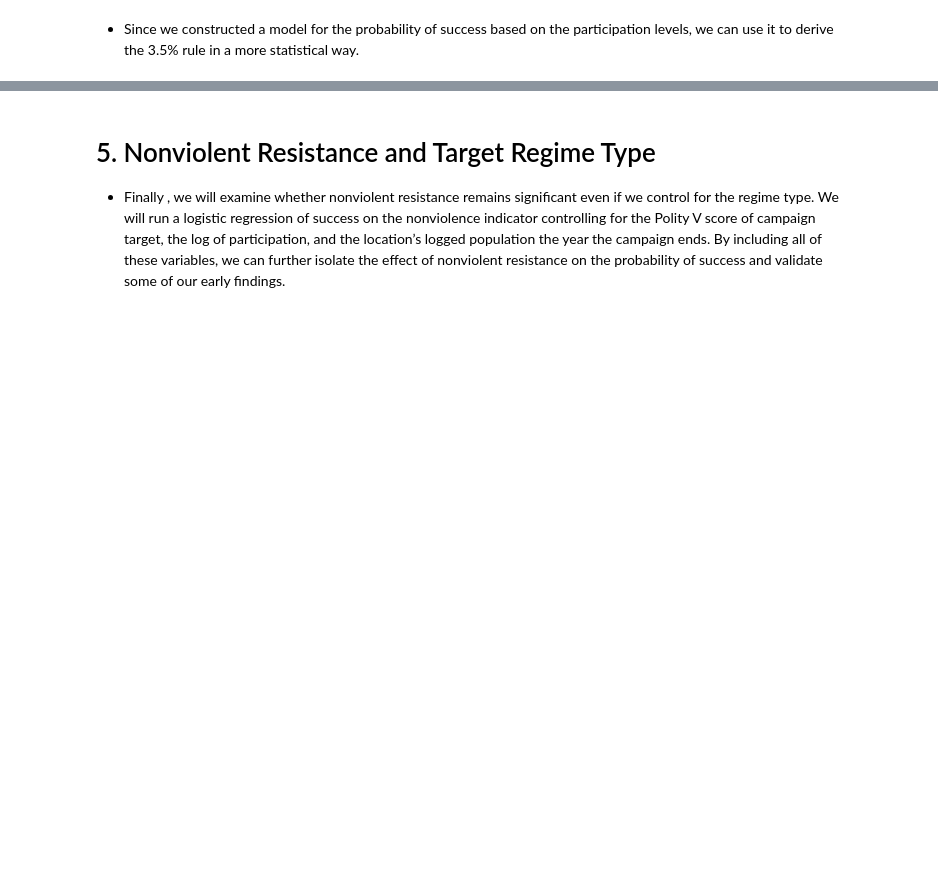
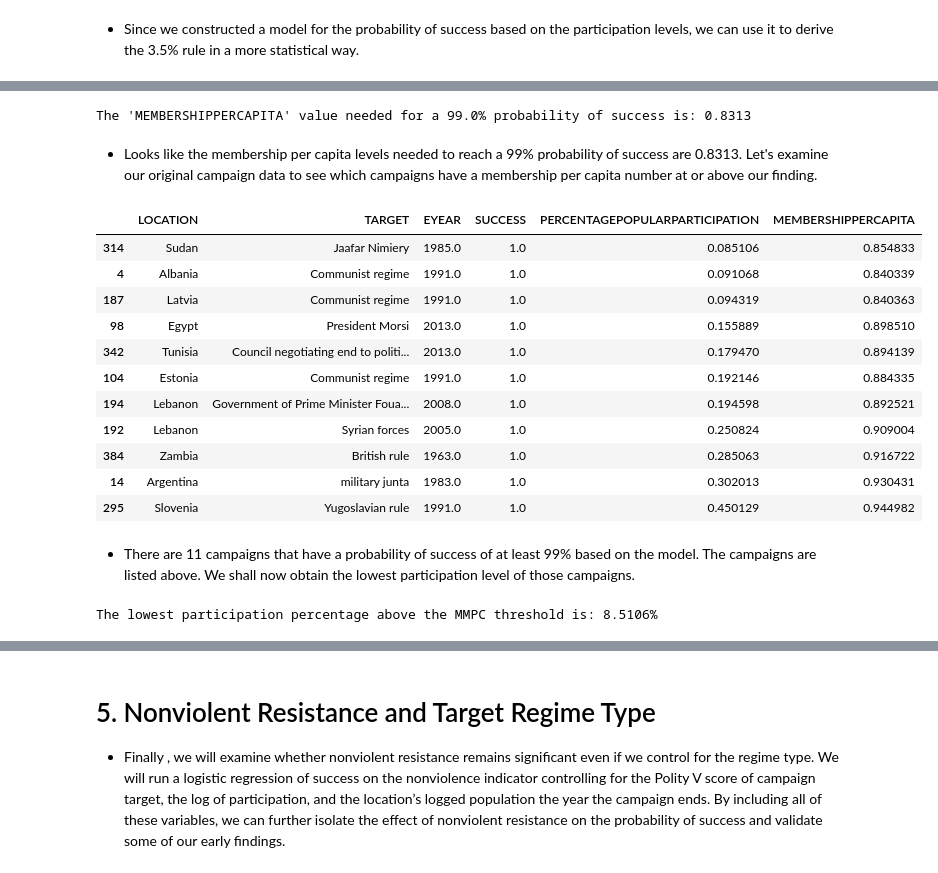
Before and after one commit to nickkatsios/civil-resistance-analysis, a Jupyter notebook: civil_resistance_analysis/analysis.ipynb, the cells around one changed output, grey strips where cells are left out. Drawn from its saved outputs; the diff is of its cells as text; code cells hidden in the pictures; blank space fills up the shorter version.

```diff
--- a/civil_resistance_analysis/analysis.ipynb
+++ b/civil_resistance_analysis/analysis.ipynb
@@ -489,21 +435,0 @@ Participation threshold: 0.5763
-# %%
-# logit model
-model = logit("SUCCESS ~ MEMBERSHIPPERCAPITA + LOGPOPULATION", data=reg_data).fit()
-
-# get predicted probabilities
-campaigns['PREDICTED_PROBABILITY'] = model.predict(campaigns)
-# print predicted probabilities and peak popular participation
-
-# Sort the predictions in ascending order
-sorted_predictions = sorted(campaigns['PREDICTED_PROBABILITY'], reverse=False)
-
-# Calculate cumulative sum and find the tipping point
-cumulative_sum = 0
-tipping_point = None
-for index, pred in enumerate(sorted_predictions):
-    cumulative_sum += pred
-    if cumulative_sum > 0.99:  # Once cumulative sum exceeds 99%
-        tipping_point = sorted_predictions[index]  # Tipping point reached
-        break
-
-print(f"The tipping point for a 99% probability of success is at {tipping_point * 100:.2f}% popular participation.")
@@ -514,0 +513,39 @@ The tipping point for a 99% probability of success is at 8.90% popular participa
+# %%
+# Desired probability of success
+desired_prob = 0.99
+
+# Given coefficients
+intercept_high = -3.9563
+coef_high = 10.2866
+
+# Calculate the 'MEMBERSHIPPERCAPITA' value for the desired probability
+x_value = (np.log(desired_prob / (1 - desired_prob)) - intercept_high) / coef_high
+
+print(f"The 'MEMBERSHIPPERCAPITA' value needed for a {desired_prob * 100}% probability of success is: {x_value:.4f}")
+# %% [output]
+The 'MEMBERSHIPPERCAPITA' value needed for a 99.0% probability of success is: 0.8313
+# %% [markdown]
+- Looks like the membership per capita levels needed to reach a 99% probability of success are 0.8313. Let's examine our original campaign data to see which campaigns have a membership per capita number at or above our finding.
+# %%
+campaigns_above_threshold = campaigns[campaigns['MEMBERSHIPPERCAPITA'] >= x_value]
+campaigns_above_threshold[['LOCATION', 'TARGET', 'EYEAR', 'SUCCESS', 'PERCENTAGEPOPULARPARTICIPATION', 'MEMBERSHIPPERCAPITA']].sort_values(by='PERCENTAGEPOPULARPARTICIPATION', ascending=True)
+# %% [output]
+|  | LOCATION | TARGET | EYEAR | SUCCESS | PERCENTAGEPOPULARPARTICIPATION | MEMBERSHIPPERCAPITA |
+| 314 | Sudan | Jaafar Nimiery | 1985.0 | 1.0 | 0.085106 | 0.854833 |
+| 4 | Albania | Communist regime | 1991.0 | 1.0 | 0.091068 | 0.840339 |
+| 187 | Latvia | Communist regime | 1991.0 | 1.0 | 0.094319 | 0.840363 |
+| 98 | Egypt | President Morsi | 2013.0 | 1.0 | 0.155889 | 0.898510 |
+| 342 | Tunisia | Council negotiating end to politi... | 2013.0 | 1.0 | 0.179470 | 0.894139 |
+| 104 | Estonia | Communist regime | 1991.0 | 1.0 | 0.192146 | 0.884335 |
+| 194 | Lebanon | Government of Prime Minister Foua... | 2008.0 | 1.0 | 0.194598 | 0.892521 |
+| 192 | Lebanon | Syrian forces | 2005.0 | 1.0 | 0.250824 | 0.909004 |
+| 384 | Zambia | British rule | 1963.0 | 1.0 | 0.285063 | 0.916722 |
+| 14 | Argentina | military junta | 1983.0 | 1.0 | 0.302013 | 0.930431 |
+| 295 | Slovenia | Yugoslavian rule | 1991.0 | 1.0 | 0.450129 | 0.944982 |
+# %% [markdown]
+- There are 11 campaigns that have a probability of success of at least 99% based on the model. The campaigns are listed above. We shall now obtain the lowest participation level of those campaigns.
+# %%
+lowest_participation_above_mmpc_threshold = campaigns_above_threshold.sort_values(by='PERCENTAGEPOPULARPARTICIPATION', ascending=True).iloc[0]['PERCENTAGEPOPULARPARTICIPATION']
+print(f'The lowest participation percentage above the MMPC threshold is: {lowest_participation_above_mmpc_threshold * 100:.4f}%')
+# %% [output]
+The lowest participation percentage above the MMPC threshold is: 8.5106%
```
Also changed, not shown: parts of 19 cells of this notebook.
